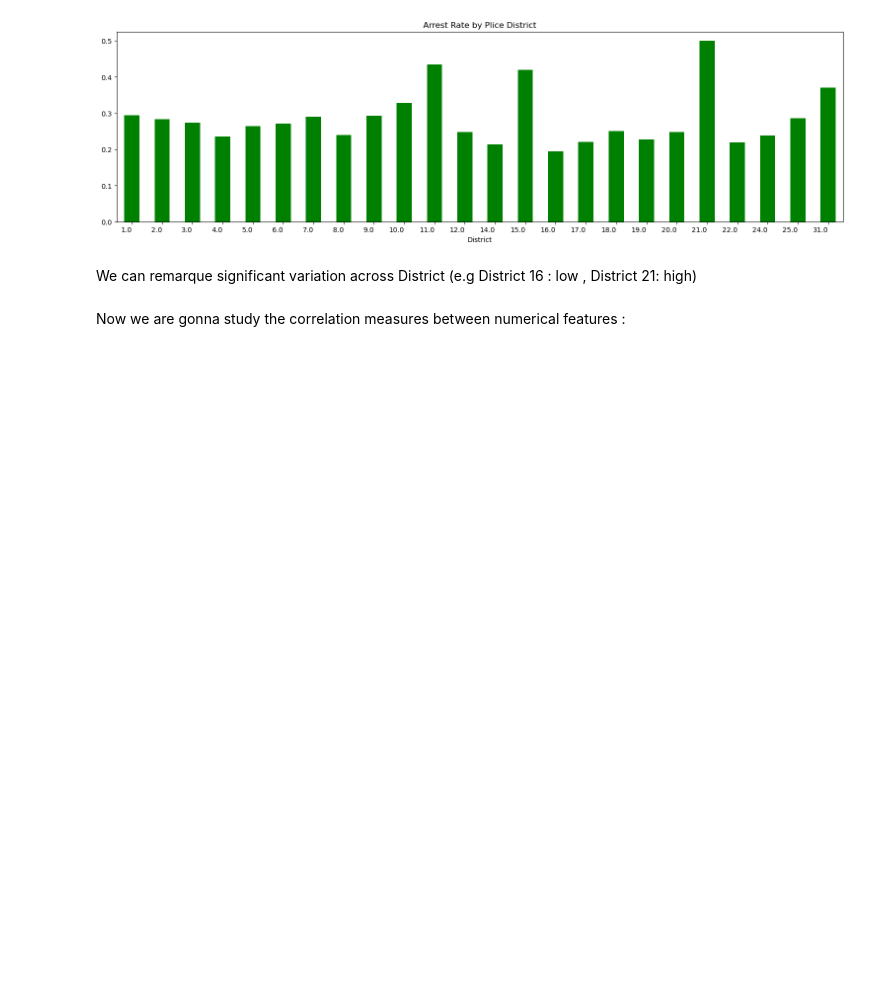
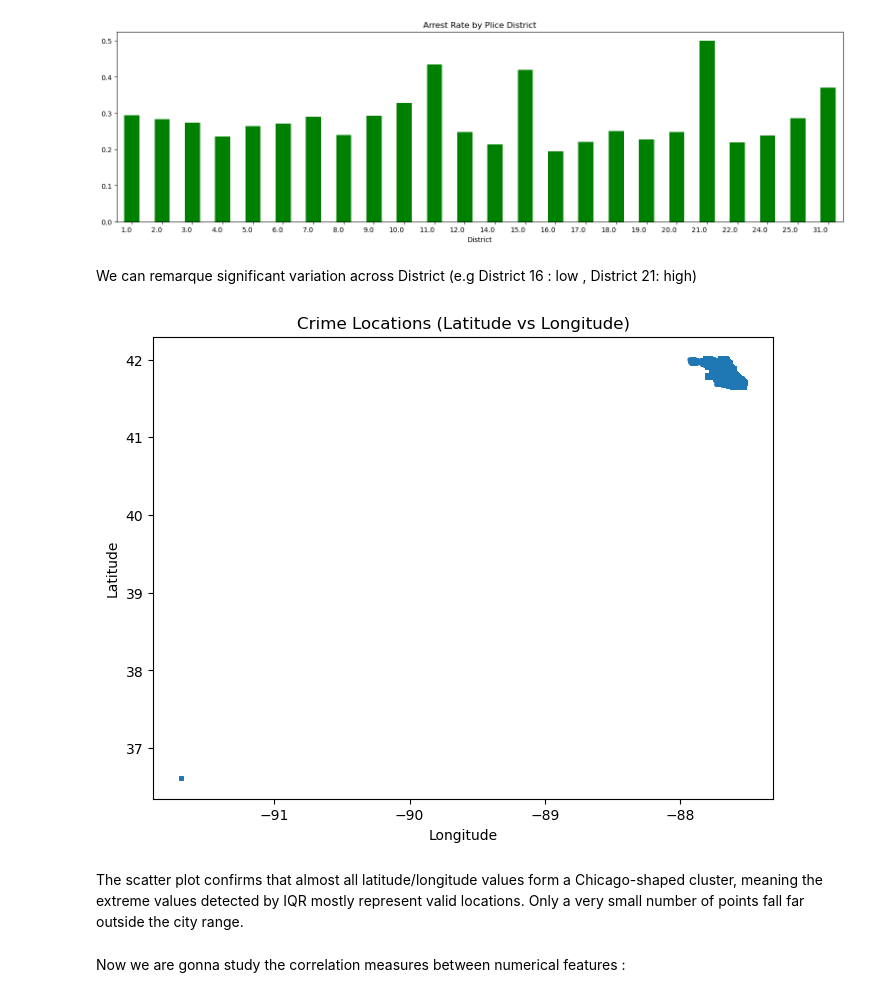
Before and after one commit to cherifaBenGhorbel/chicago_crimes-2001-2018-, a Jupyter notebook: notebooks/01_EDA.ipynb, the cells around one changed output. Drawn from its saved outputs; the diff is of its cells as text; code cells hidden in the pictures; blank space fills up the shorter version.

Commit message:
added the scatter plot and deleted the locations that doesn't belong to chicago

```diff
--- a/notebooks/01_EDA.ipynb
+++ b/notebooks/01_EDA.ipynb
@@ -225,6 +225,17 @@ plt.show()
 [figure]
 # %% [markdown]
 We can remarque significant variation across District (e.g District 16 : low , District 21: high)
+# %%
+plt.figure(figsize=(8,6))
+plt.scatter(df["Longitude"], df["Latitude"], alpha=0.2, s=5)
+plt.title("Crime Locations (Latitude vs Longitude)")
+plt.xlabel("Longitude")
+plt.ylabel("Latitude")
+plt.show()
+# %% [output]
+[figure, added]
+# %% [markdown]
+The scatter plot confirms that almost all latitude/longitude values form a Chicago-shaped cluster, meaning the extreme values detected by IQR mostly represent valid locations. Only a very small number of points fall far outside the city range.
 # %% [markdown]
 Now we are gonna study the correlation measures between numerical features :
 # %%
```
Also changed, not shown: 4 other files.
